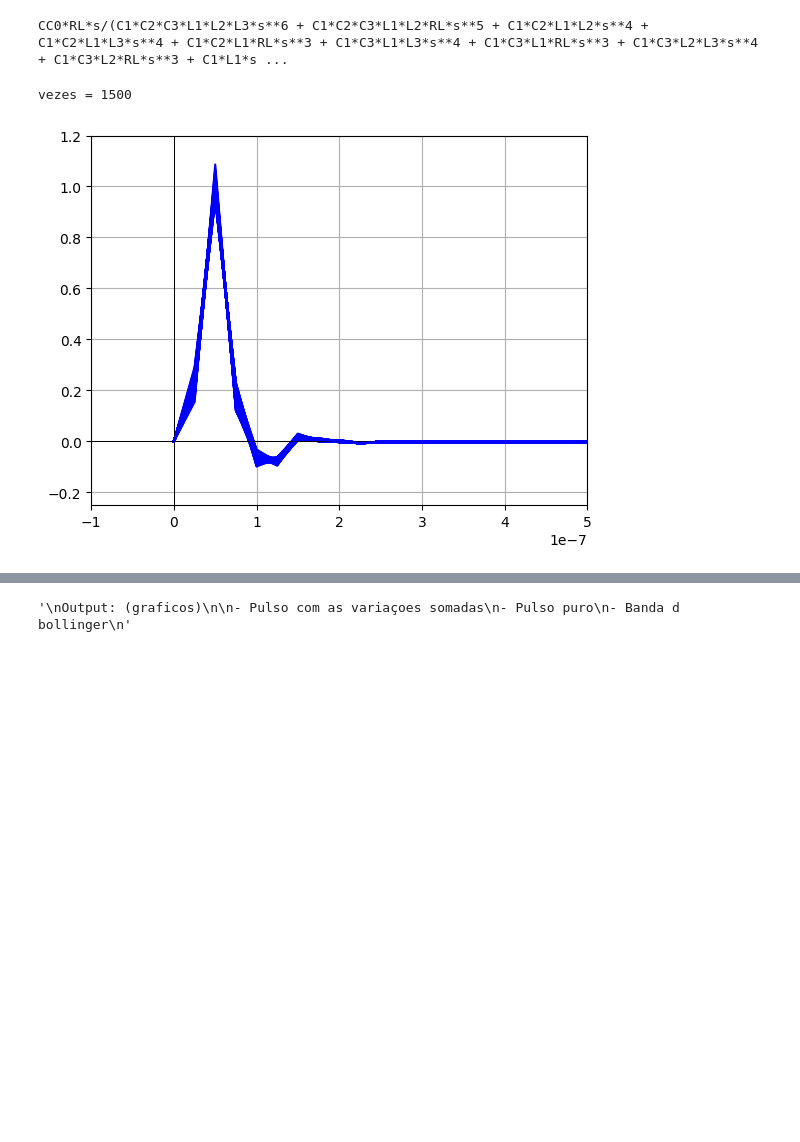
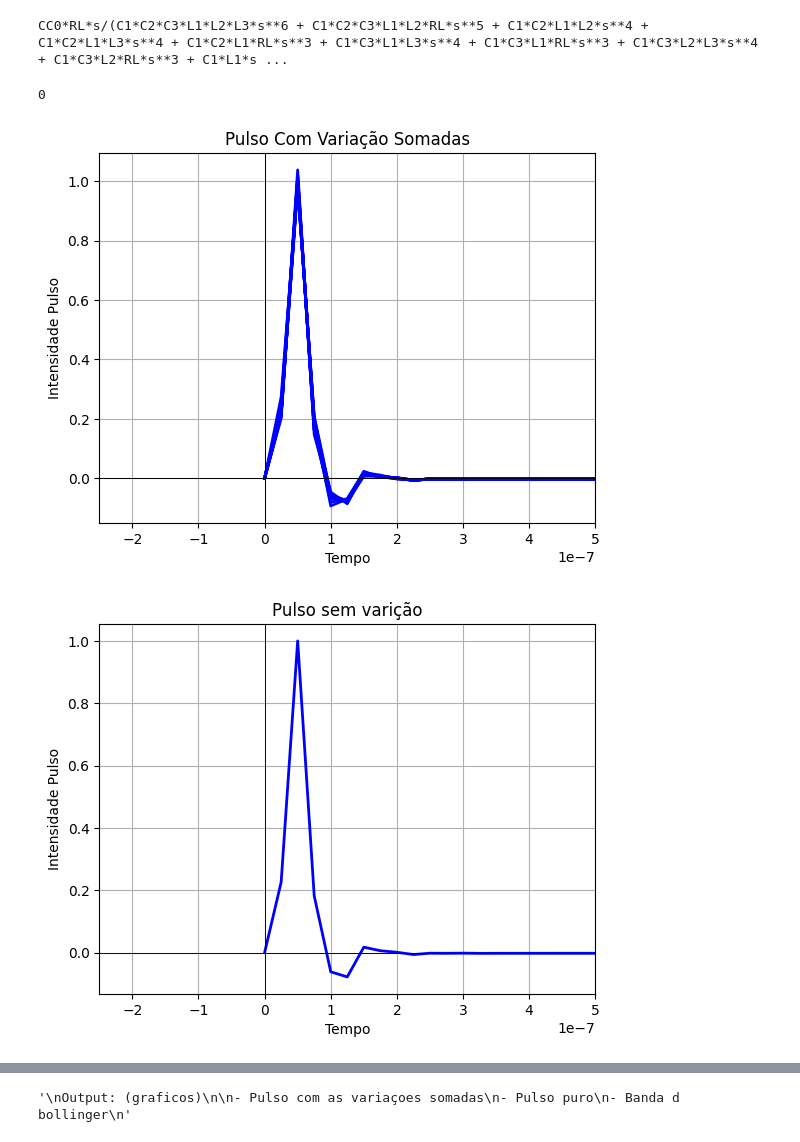
Before and after one commit to caiowlopes/TCC-ckt-shaper, a Jupyter notebook: tcc - 9.4.25.ipynb, the cells around one changed output, grey strips where cells are left out. Cells and saved outputs as stored; diff of their text form; code cells hidden in the pictures; blank space fills up the shorter version.

```diff
--- a/tcc - 9.4.25.ipynb
+++ b/tcc - 9.4.25.ipynb
@@ -556,20 +490,21 @@ CC0*RL*s/(C1*C2*C3*L1*L2*L3*s**6 + C1*C2*C3*L1*L2*RL*s**5 + C1*C2*L1*L2*s**4 + C
 # %%
 ### ITERAÇÂO ##
 
-vezes = 1500  # pra valer: 1500
+vezes = 15  # pra valer: 1500
 tds_polos = []
-MC = []
+MC = [] # Guardando as os valores com erro de cada iteração
 erro = [10, 1, 1, 1,#C
              2, 2, 2,#L
-               0.1, 0, 0] #Rl e tau1_2
+               0.1,  #RL
+               0, 0]  # tau1_2
 
 erro = [i/100 for i in erro] # erro percentual
 # print(erro)
 
 for iter in range(vezes): # aqui eu estou variando o valor d tau1 e 2
 
-    if vezes % 100 == 0:
-        print(vezes)
+    if iter % 100 == 0:
+        print(iter)
 
     #Cval0 =  valores exatos dos componentes
 
@@ -661,35 +596,35 @@ for iter in range(vezes): # aqui eu estou variando o valor d tau1 e 2
     if iter != 0:  # sinal sem variaçoes/sem erros
         y1 = sum(xa).real / maxs  # soma / FPs somados; salvar y1 em excel
         y.append(y1)
-        plt.xlim(-0.1e-6, 0.5e-6)
-        plt.ylim(-0.25, 1.2)
-        plt.axhline(0, color="black", linewidth=0.65)
-        plt.axvline(0, color="black", linewidth=0.65)
-        plt.grid(True)
-        plt.plot(t1, y1, color="blue")
+        # plt.xlim(-0.1e-6, 0.5e-6)
+        # plt.ylim(-0.25, 1.2)
+        # plt.axhline(0, color="black", linewidth=0.65)
+        # plt.axvline(0, color="black", linewidth=0.65)
+        # plt.grid(True)
+        # plt.plot(t1, y1, color="blue")
     else:
         sinal0 = sum(xa).real
         maxs = max(abs(sinal0))
         y1 = sinal0 / maxs  # pegar maior modulo/ normalizando
         sinal1 = y1
         y.append(y1)
-        plt.plot(t1, y1, color="black")
+        # plt.plot(t1, y1, color="black")
 
 
-    Amp.append(max(y1))
-print(f'vezes = {vezes}')
+    # Amp.append(max(y1))
 # %% [output]
-vezes = 1500
+0
-[figure, removed]
 # %%
 ### PLOT DO PULSO ###
-# plot_pulso(vezes, t1, y)
+plot_pulso(vezes, t1, y, sigma=3)
 
 '''
 Output: (graficos)
 
 - Pulso com as variaçoes somadas
 - Pulso puro
 - Banda d bollinger
 '''
 # %% [output]
+[figure, added]
+[figure, added]
```
Also changed, not shown: parts of 21 cells of this notebook.
